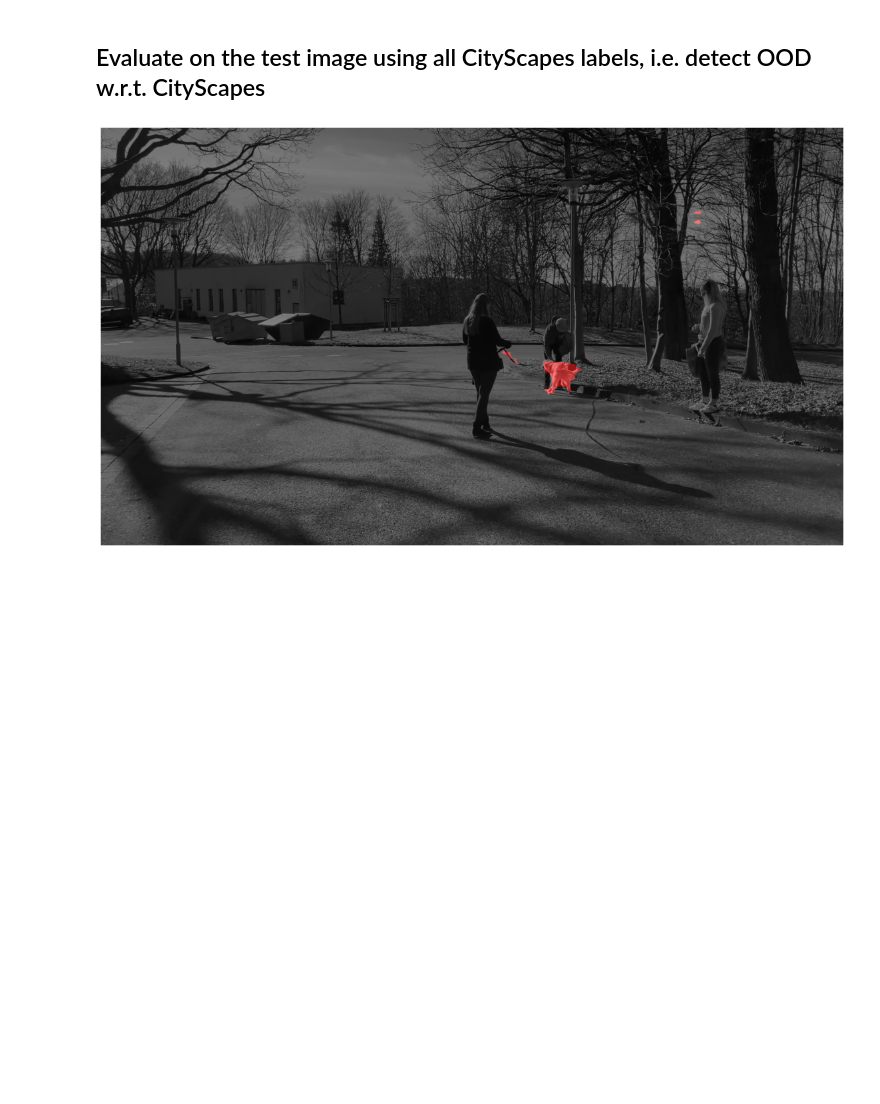
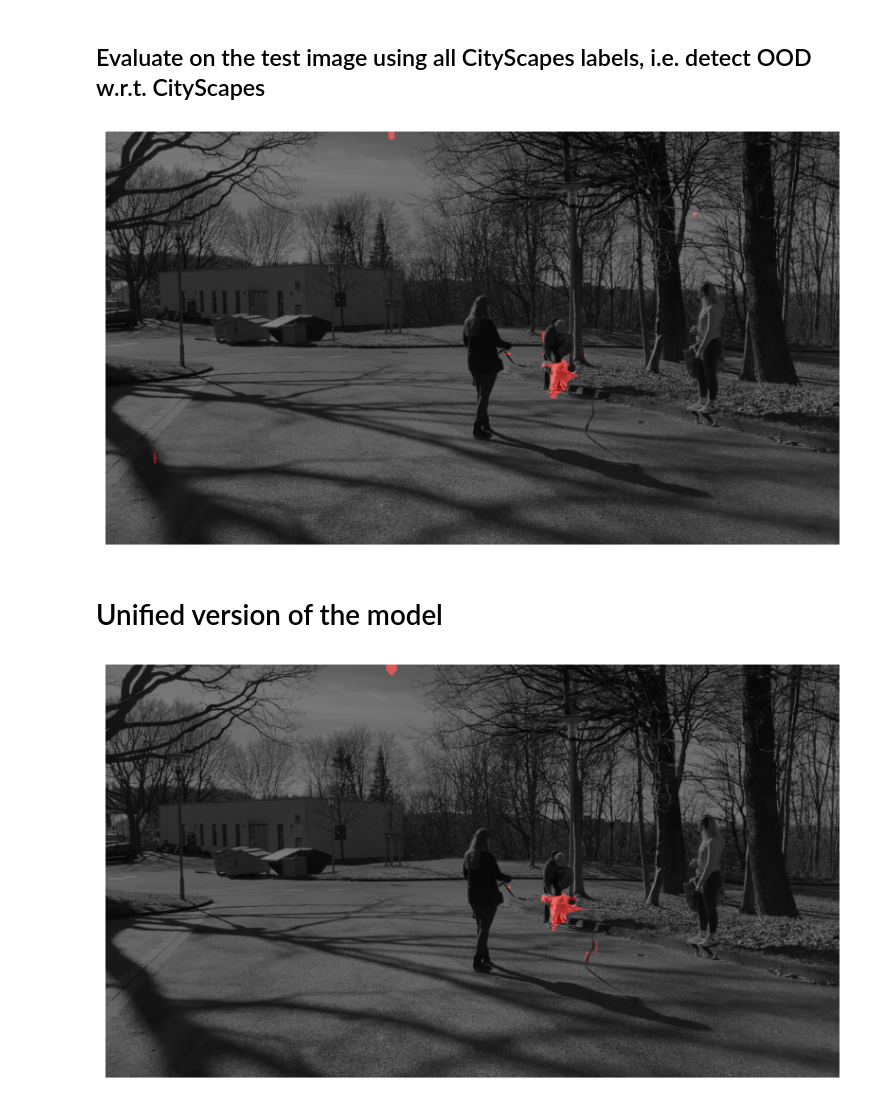
Before and after one commit to vojirt/PixOOD, a Jupyter notebook: example.ipynb, the cells around one changed output. Drawn from its saved outputs; the diff is of its cells as text; code cells hidden in the pictures; blank space fills up the shorter version.

```diff
--- a/example.ipynb
+++ b/example.ipynb
@@ -73,9 +61,32 @@ score = out > threshold
 blend = img_grayscale.copy()//2
 blend[:,:,0] += (128*(score).astype(np.uint8))
 
-plt.figure(44, figsize=(20,20))
+plt.figure(44, figsize=(10,10))
 plt.imshow(blend)
 plt.axis('off')
 plt.show()
 # %% [output]
-[figure, old version]
+[figure, new version]
+# %% [markdown]
+# Unified version of the model
+# %%
+# for Unified version of the model use the initialization below
+model = PixOOD(exp_dir = "./", eval_scale_factor=5, checkpoint_filename="checkpoint-latest-unified.pth", parameters_filename="parameters_unified.yaml")
+# %%
+# threshold for anomaly score
+threshold = 0.985
+
+# for the unified version of the model it does not matter what is selected anomaly the score is "unified", i.e. the same for all classes.
+model.eval_labels = [0]
+
+out = model.evaluate(pil_img).detach().cpu().numpy()
+score = out > threshold
+blend = img_grayscale.copy()//2
+blend[:,:,0] += (128*(score).astype(np.uint8))
+
+plt.figure(43, figsize=(10,10))
+plt.imshow(blend)
+plt.axis('off')
+plt.show()
+# %% [output]
+[figure, added]
```
Also changed, not shown: parts of 3 cells of this notebook, 6 other files.
